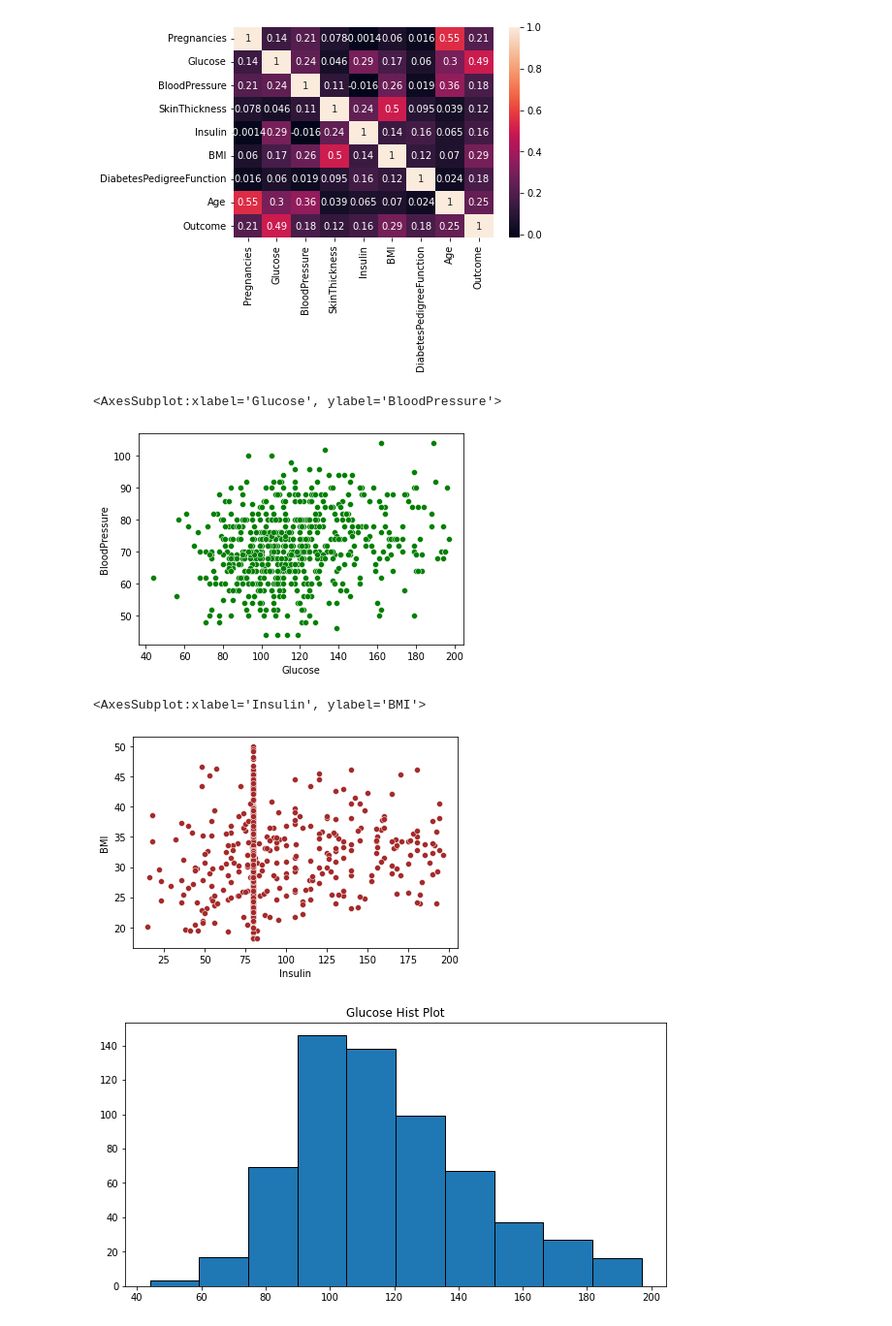
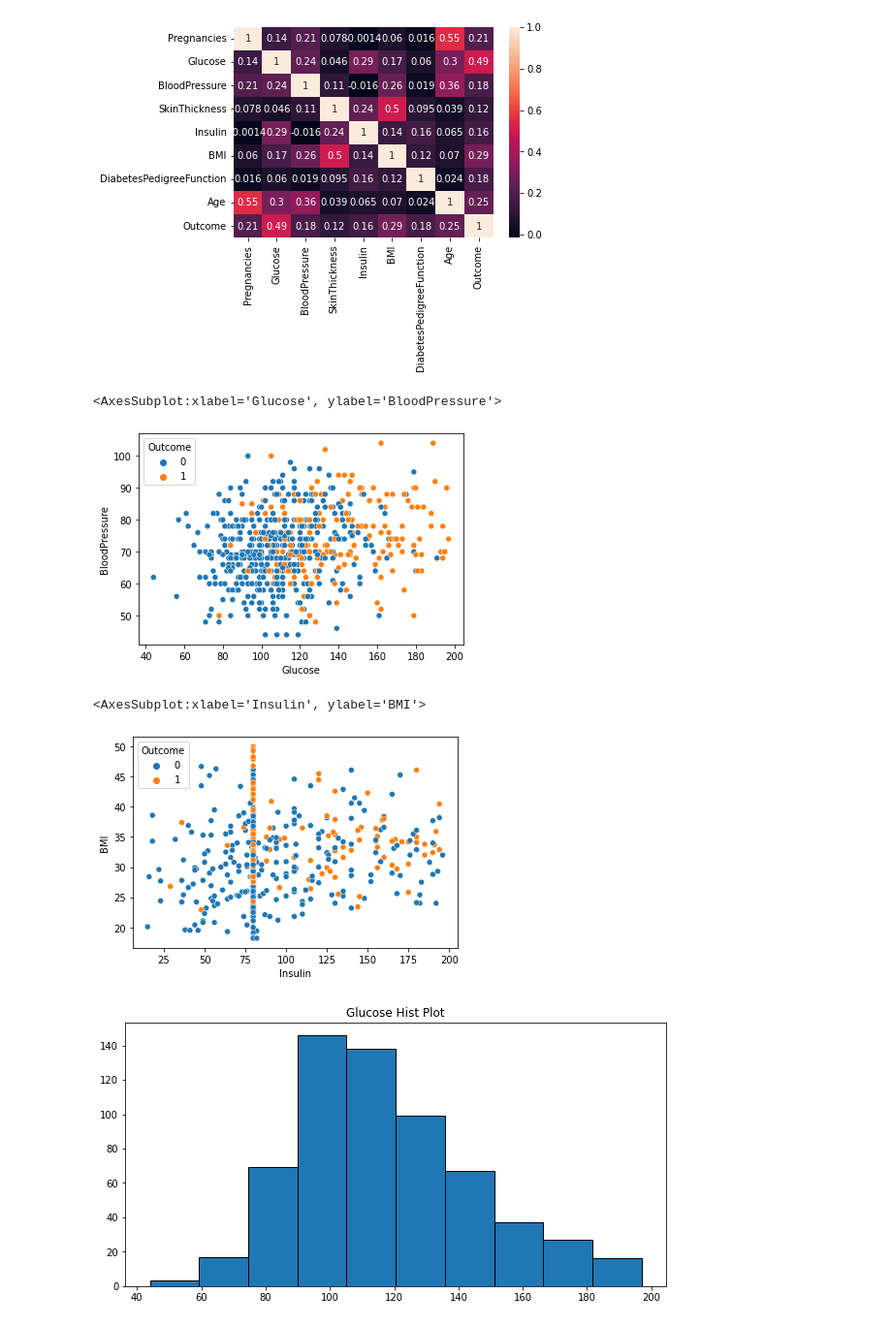
Before and after one commit to Duku-code/Machine-Learning-commits-, a Jupyter notebook: phima-indians-diabetes.ipynb, the cells around one changed output. Shown at 97% size. Drawn from its saved outputs; the diff is of its cells as text; code cells hidden in the pictures.

```diff
--- a/phima-indians-diabetes.ipynb
+++ b/phima-indians-diabetes.ipynb
@@ -78,15 +78,15 @@ sns.heatmap(DF.corr(), annot=True)
 <AxesSubplot:>
 [figure]
 # %%
-sns.scatterplot('Glucose', 'BloodPressure', data=DF, color='green')
+sns.scatterplot('Glucose', 'BloodPressure', hue='Outcome', data=DF, color='green')
 # %% [output]
 <AxesSubplot:xlabel='Glucose', ylabel='BloodPressure'>
-[figure, old version]
+[figure, new version]
 # %%
-sns.scatterplot('Insulin', 'BMI', data=DF, color='brown')
+sns.scatterplot('Insulin', 'BMI', hue='Outcome', data=DF, color='brown')
 # %% [output]
 <AxesSubplot:xlabel='Insulin', ylabel='BMI'>
-[figure, old version]
+[figure, new version]
 # %%
 plt.figure(figsize=(10,5))
 plt.hist('Glucose', data=DF, edgecolor='k')
```
Also changed, not shown: parts of 4 cells of this notebook.
